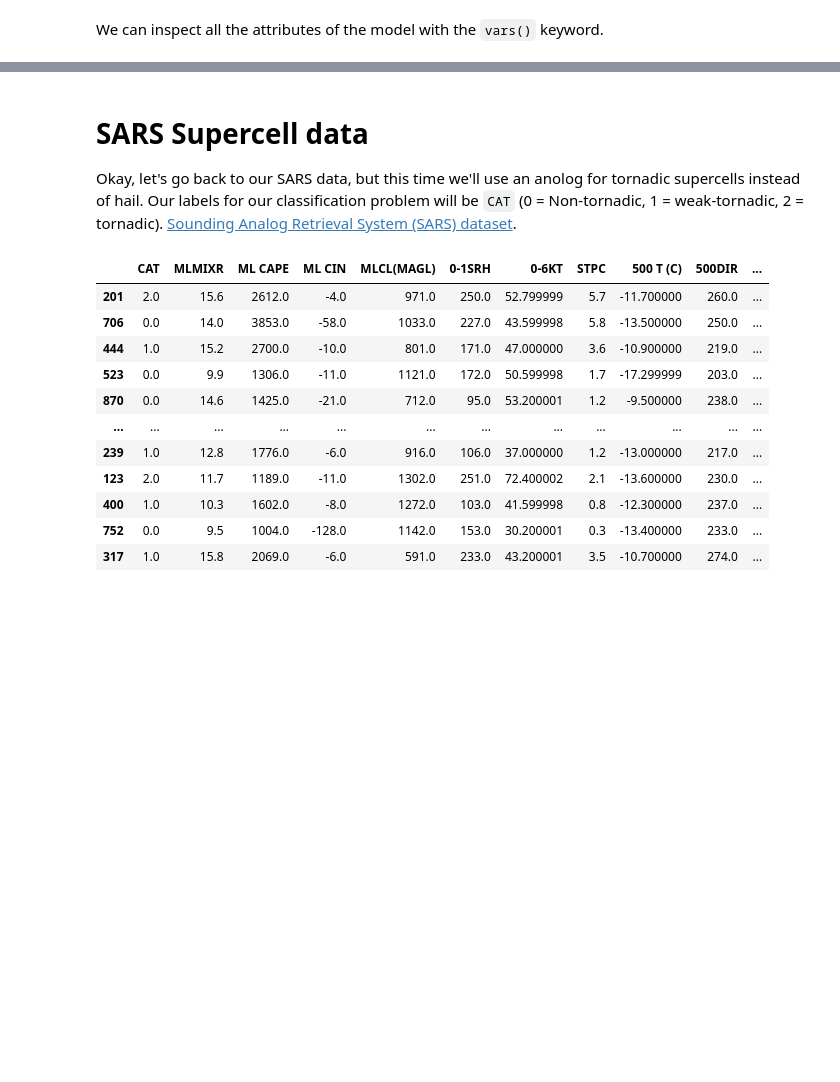
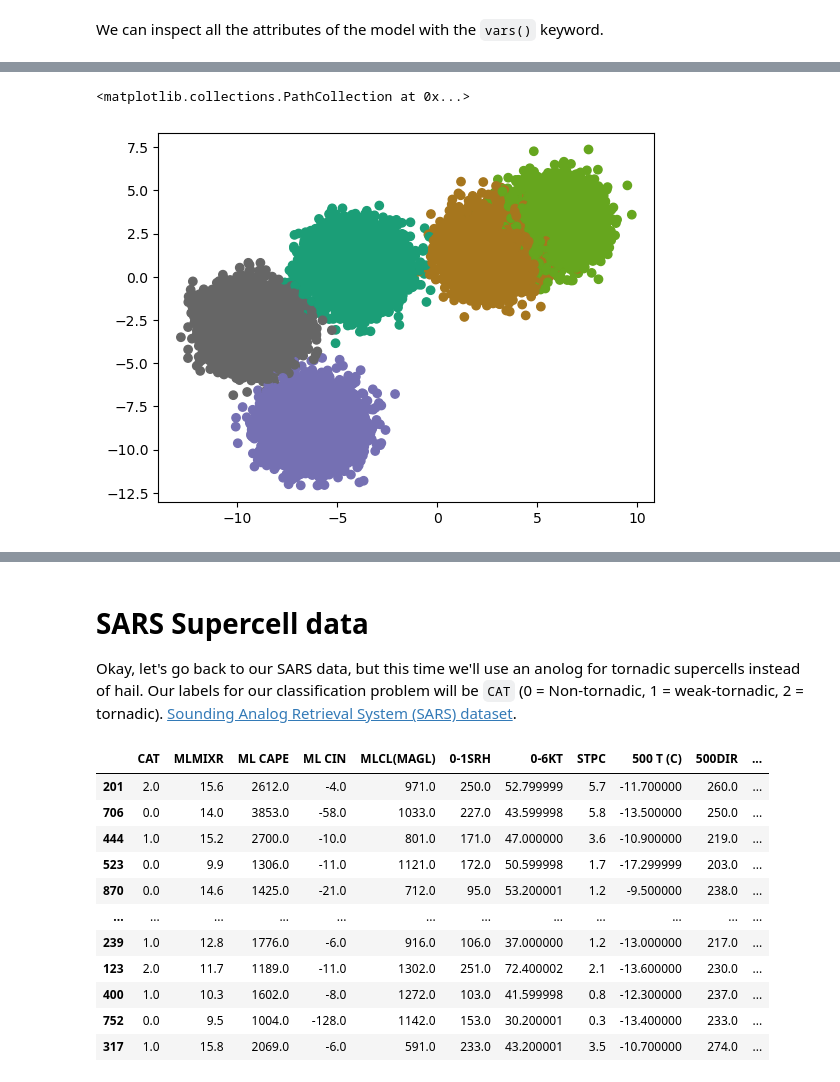
Before and after one commit to NCAR/ML_workshop2023, a Jupyter notebook: tutorials/Day1_Intro_Supervised.ipynb, the cells around one changed output, grey strips where cells are left out. Saved outputs shown, nothing was run; the diff lists cells and outputs as text; code cells hidden in the pictures; blank space fills up the shorter version.

```diff
--- a/tutorials/Day1_Intro_Supervised.ipynb
+++ b/tutorials/Day1_Intro_Supervised.ipynb
@@ -189,0 +273,6 @@ We can inspect all the attributes of the model with the `vars()` keyword.
+# %%
+X, y = make_blobs(n_samples=50000, n_features=2, centers=5, random_state=17)
+plt.scatter(X[:, 0], X[:, 1], c=y, cmap='Dark2')
+# %% [output]
+<matplotlib.collections.PathCollection at 0x...>
+[figure, added]
```
Also changed, not shown: parts of 40 cells of this notebook.
